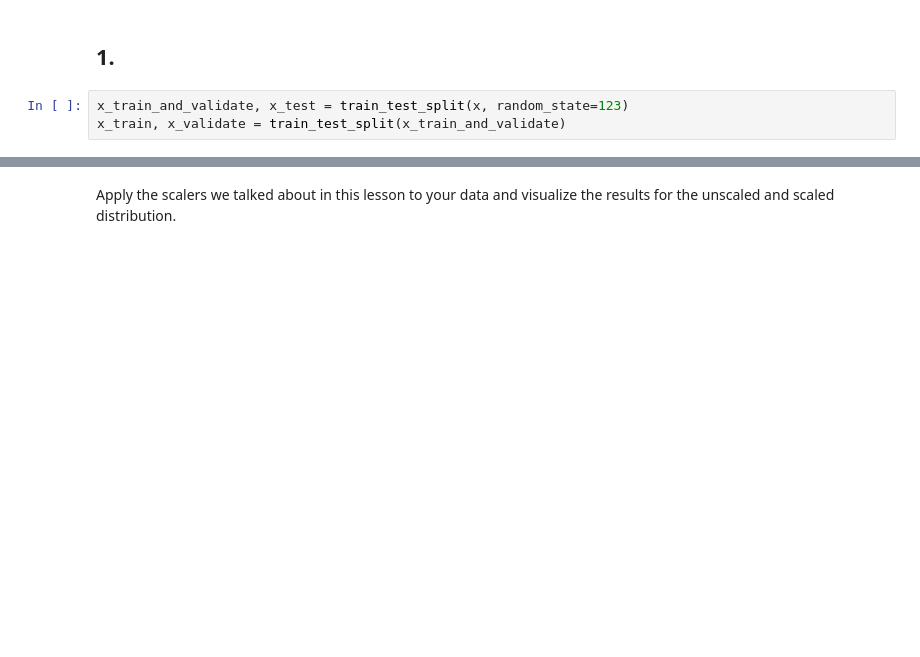
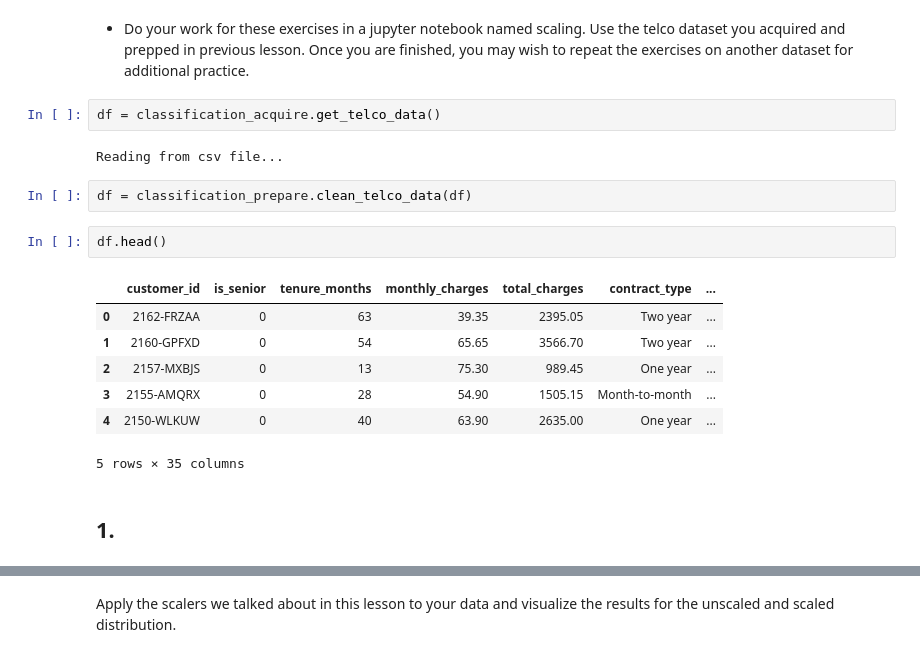
Before and after one commit to rachelrobbinsmayhill/regression-exercises, a Jupyter notebook: scaling.ipynb, the cells around one changed output, grey strips where cells are left out. Saved outputs shown, nothing was run; the diff lists cells and outputs as text; blank space fills up the shorter version.

```diff
--- a/scaling.ipynb
+++ b/scaling.ipynb
@@ -22,5 +25,20 @@ Here is a histogram of the dataset we will be working with.
+# %% [markdown]
+- Do your work for these exercises in a jupyter notebook named scaling. Use the telco dataset you acquired and prepped in previous lesson. Once you are finished, you may wish to repeat the exercises on another dataset for additional practice.
+# %%
+df = classification_acquire.get_telco_data()
+# %% [output]
+Reading from csv file...
+# %%
+df = classification_prepare.clean_telco_data(df)
+# %%
+df.head()
+# %% [output]
+|  | customer_id | is_senior | tenure_months | monthly_charges | total_charges | contract_type | ... |
+| 0 | 2162-FRZAA | 0 | 63 | 39.35 | 2395.05 | Two year | ... |
+| 1 | 2160-GPFXD | 0 | 54 | 65.65 | 3566.70 | Two year | ... |
+| 2 | 2157-MXBJS | 0 | 13 | 75.30 | 989.45 | One year | ... |
+| 3 | 2155-AMQRX | 0 | 28 | 54.90 | 1505.15 | Month-to-month | ... |
+| 4 | 2150-WLKUW | 0 | 40 | 63.90 | 2635.00 | One year | ... |
+5 rows × 35 columns
 # %% [markdown]
 ## 1.
-# %%
-x_train_and_validate, x_test = train_test_split(x, random_state=123)
-x_train, x_validate = train_test_split(x_train_and_validate)
```
Also changed, not shown: parts of 12 cells of this notebook.
